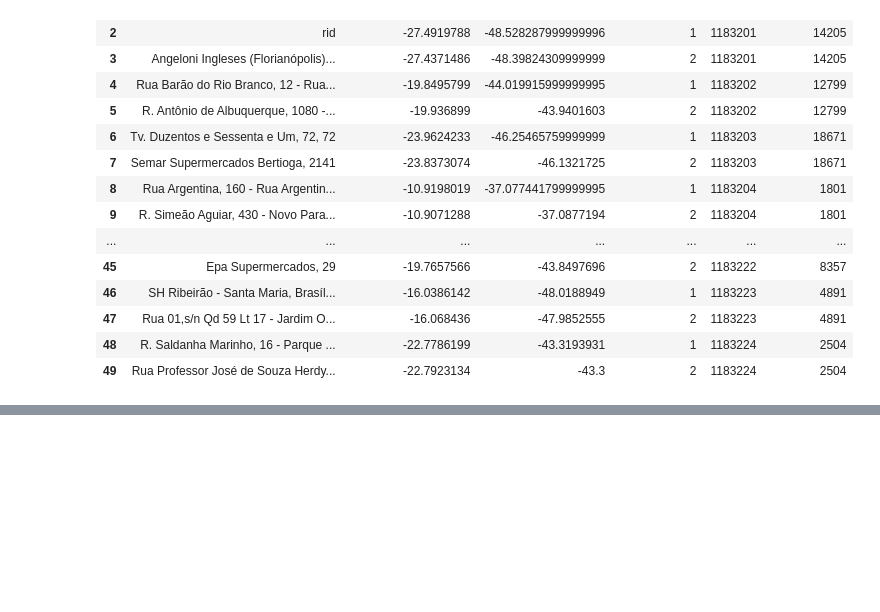
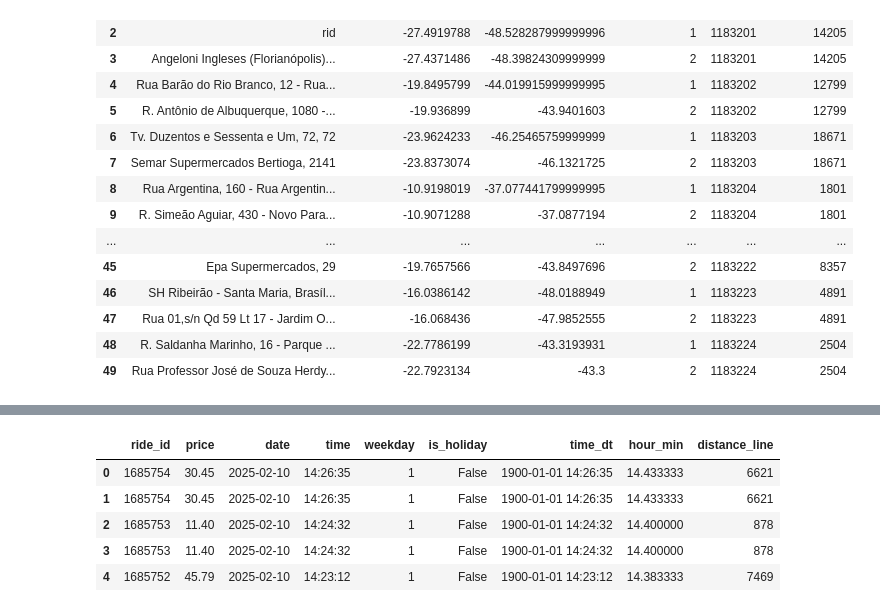
Before and after one commit to 2025-1-NCC5/Projeto4, a Jupyter notebook: src/BackEnd/src/python/dados.ipynb, the cells around one changed output, grey strips where cells are left out. Cells and saved outputs as stored; diff of their text form; code cells hidden in the pictures; blank space fills up the shorter version.

```diff
--- a/src/BackEnd/src/python/dados.ipynb
+++ b/src/BackEnd/src/python/dados.ipynb
@@ -198,0 +208,11 @@ plt.show()
+# %%
+# Merge ride_df with address_df on 'ride_id'
+df = pd.merge(ride_df, address_df[['ride_id', 'distance_line']], on='ride_id', how='inner')
+df.head()
+# %% [output]
+|  | ride_id | price | date | time | weekday | is_holiday | time_dt | hour_min | distance_line |
+| 0 | 1685754 | 30.45 | 2025-02-10 | 14:26:35 | 1 | False | 1900-01-01 14:26:35 | 14.433333 | 6621 |
+| 1 | 1685754 | 30.45 | 2025-02-10 | 14:26:35 | 1 | False | 1900-01-01 14:26:35 | 14.433333 | 6621 |
+| 2 | 1685753 | 11.40 | 2025-02-10 | 14:24:32 | 1 | False | 1900-01-01 14:24:32 | 14.400000 | 878 |
+| 3 | 1685753 | 11.40 | 2025-02-10 | 14:24:32 | 1 | False | 1900-01-01 14:24:32 | 14.400000 | 878 |
+| 4 | 1685752 | 45.79 | 2025-02-10 | 14:23:12 | 1 | False | 1900-01-01 14:23:12 | 14.383333 | 7469 |
```
Also changed, not shown: parts of 7 cells of this notebook.
